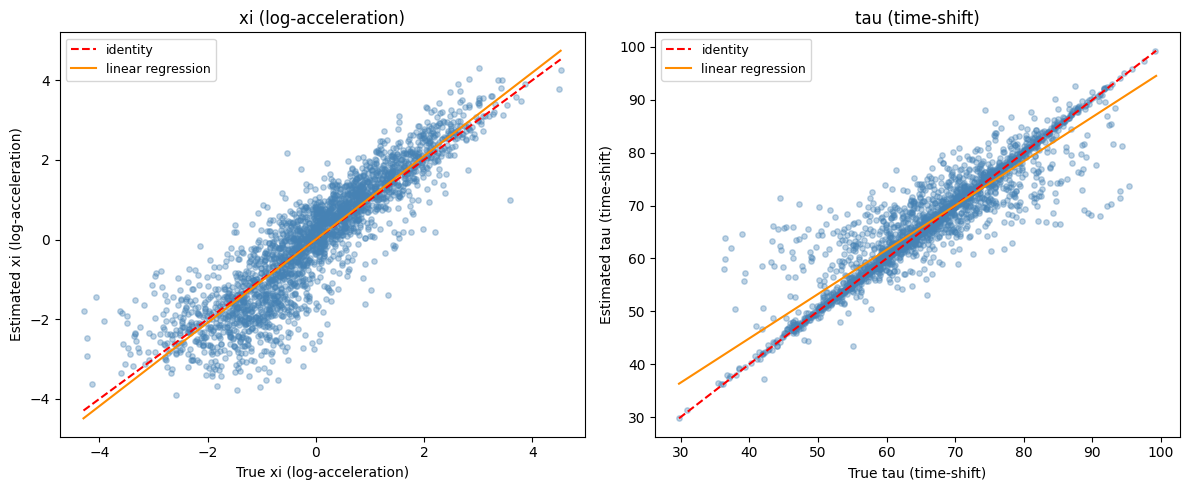
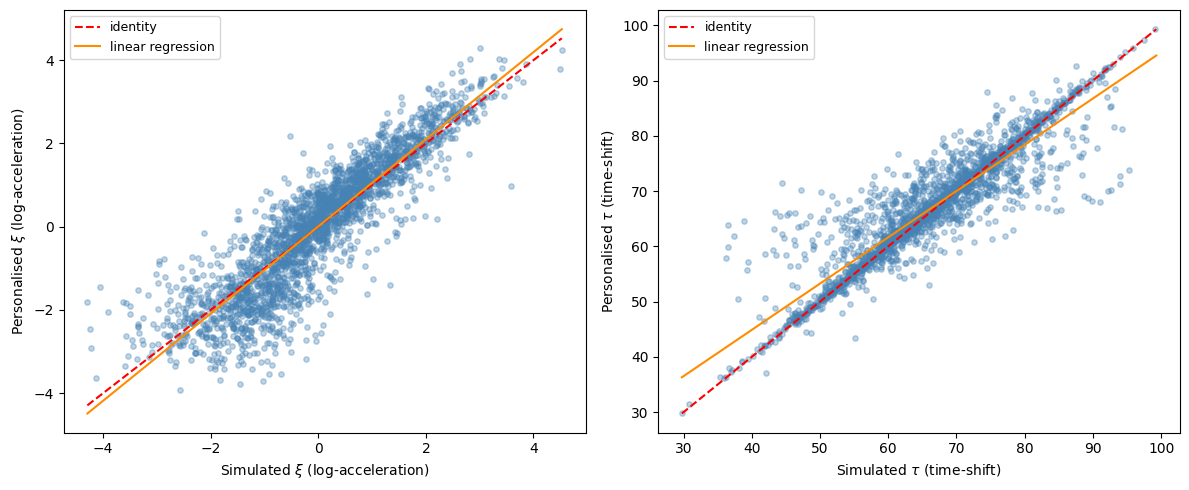
Code edit (unified diff) that turned the first committed figure into the second:
--- before
+++ after
@@ -27,5 +27,6 @@
 else:
     ip_cols  = ["xi", "tau"]
-    ip_names = ["xi (log-acceleration)", "tau (time-shift)"]
+    ip_latex = [r"$\xi$", r"$\tau$"]
+    ip_descs = ["log-acceleration", "time-shift"]
 
     fig, axes = plt.subplots(1, len(ip_cols), figsize=(6 * len(ip_cols), 5))
@@ -34,5 +35,5 @@
     print("-" * 35)
 
-    for ax, col, col_name in zip(axes, ip_cols, ip_names):
+    for ax, col, col_latex, col_desc in zip(axes, ip_cols, ip_latex, ip_descs):
         icc_vals, r_vals = [], []
         all_true, all_hat = [], []
@@ -65,7 +66,7 @@
         )
 
-        ax.set_xlabel(f"True {col_name}")
-        ax.set_ylabel(f"Estimated {col_name}")
-        ax.set_title(col_name)
+        ax.set_xlabel(f"Simulated {col_latex} ({col_desc})")
+        ax.set_ylabel(f"Personalised {col_latex} ({col_desc})")
+        #ax.set_title(col_desc)
         ax.legend(fontsize=9)
 

Commit: precisions in the report about parameters, better labels in figure in 3